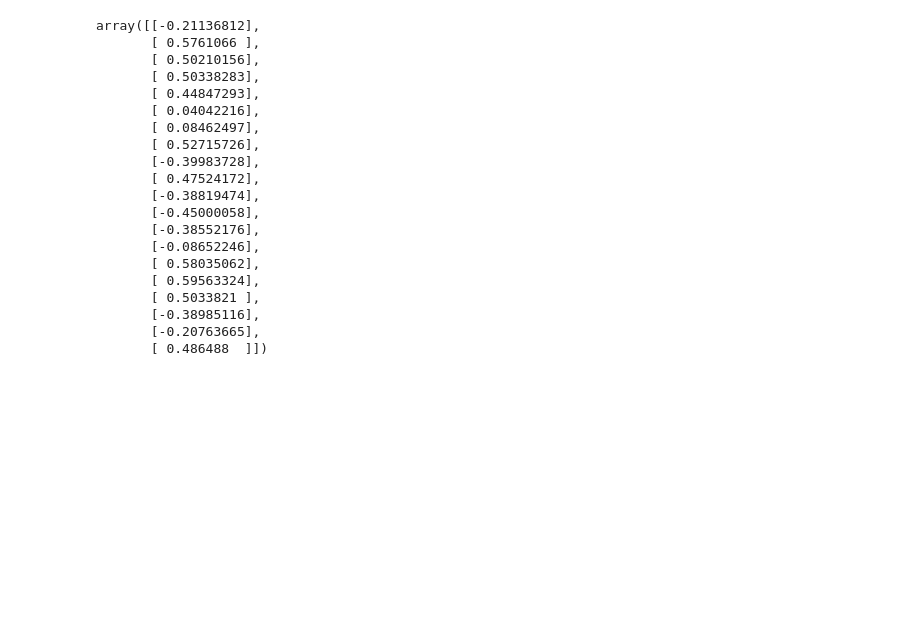
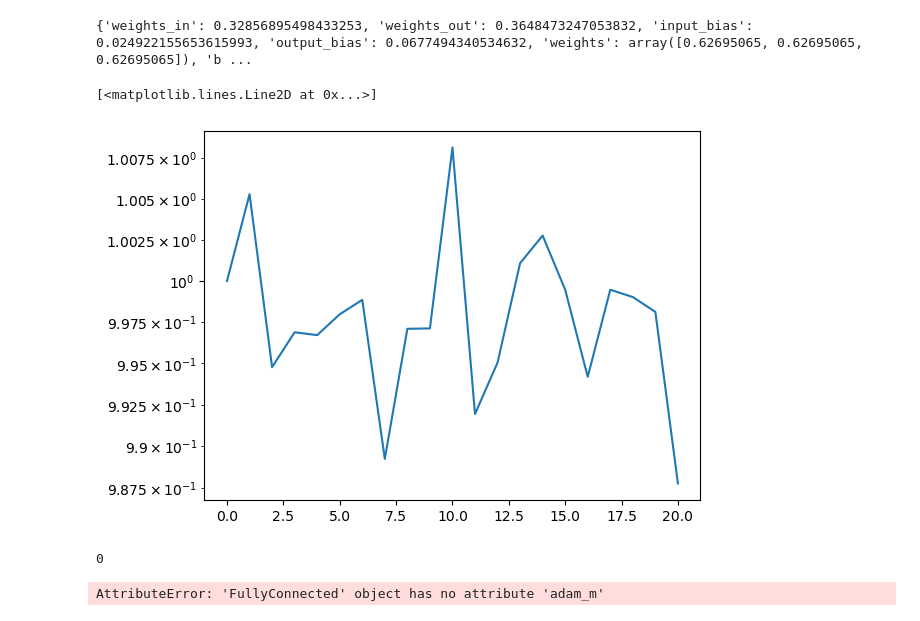
Before and after one commit to aaron23pueschel/PyML, a Jupyter notebook: run.ipynb, the cells around one changed output. Saved outputs shown, nothing was run; the diff lists cells and outputs as text; code cells hidden in the pictures; blank space fills up the shorter version.

```diff
--- a/run.ipynb
+++ b/run.ipynb
@@ -13,0 +15,9 @@ import pytorch_NN as PyNN
+# %%
+fashion_minst = pd.read_csv("fashion-mnist_test.csv").to_numpy()
+yactual_uncleaned = fashion_minst[:,0:1].flatten()
+xactual = fashion_minst[:,1:]/255
+yactual = np.zeros((10000,10))
+for i,y in enumerate(yactual_uncleaned):
+    yactual_temp = np.zeros(10)
+    yactual_temp[y] = 1
+    yactual[i] = yactual_temp
@@ -13,0 +36,9 @@ import pytorch_NN as PyNN
+# %%
+input_dim = 784
+output_dim = 10
+num_hidden_layers = 3
+nodes_per_layer = 500
+minibatch_sz = batch_size
+
+test = NN_.FullyConnected(input_dim,output_dim,nodes_per_layer,num_hidden_layers,minibatch_sz,activation_fcn="SiLU",optimizer="ADAM",classifier=True)
+#test = NN_.load_state("checkpoints/epoch130.pkl")
@@ -14,3 +85,16 @@ import pytorch_NN as PyNN
+# %%
+print(test.mean)
+plt.semilogy(test.mse_history/test.mse_history[0],"-")
+#NN_.save_state(test,"epoch"+str(100))
+# %% [output]
+{'weights_in': 0.32856895498433253, 'weights_out': 0.3648473247053832, 'input_bias': 0.024922155653615993, 'output_bias': 0.0677494340534632, 'weights': array([0.62695065, 0.62695065, 0.62695065]), 'b ...
+[<matplotlib.lines.Line2D at 0x...>]
+[figure, added]
+# %%
+np.linalg.norm(test.gradients["weights"])
+print(epoch)
+# %% [output]
+0
 # %%
 
 input_dim = 2
@@ -57,52 +141,32 @@ for epoch in range(0, num_epochs-1):
         ## Pytorch
 
         # Forward pass
-        output = model(batch_x)
+        #output = model(batch_x)
 
         # Compute the loss
-        criterion = nn.MSELoss()
-        loss = criterion(output, batch_y)
+        #criterion = nn.MSELoss()
+        #loss = criterion(output, batch_y)
 
         # Backward pass and optimization
-        optimizer.zero_grad()
-        loss.backward()
-        optimizer.step()
+        #optimizer.zero_grad()
+        #loss.backward()
+        #optimizer.step()
 
         # Get MSE
-        mse_list_.append(loss.item())
+        #mse_list_.append(loss.item())
 
         # My implementation
         y_pred = test.forward(batch_x.numpy())
+
         test.gradient(y_pred,batch_y.numpy(),batch_x.numpy())
-        test.updateWeights(lr=.001,alg="ADAM")
+        test.updateWeights(lr=.0005,alg="ADAM")
 
 
 
 
 
         MSE_history.append(np.mean((y_pred.flatten()-batch_y.numpy().flatten())**2))
+# %% [output]
+AttributeError: 'FullyConnected' object has no attribute 'adam_m'
-# %%
-test.parameters["input_bias"]
-# %% [output]
-array([[-0.21136812],
-       [ 0.5761066 ],
-       [ 0.50210156],
-       [ 0.50338283],
-       [ 0.44847293],
-       [ 0.04042216],
-       [ 0.08462497],
-       [ 0.52715726],
-       [-0.39983728],
-       [ 0.47524172],
-       [-0.38819474],
-       [-0.45000058],
-       [-0.38552176],
-       [-0.08652246],
-       [ 0.58035062],
-       [ 0.59563324],
-       [ 0.5033821 ],
-       [-0.38985116],
-       [-0.20763665],
-       [ 0.486488  ]])
 # %%
 plt.semilogy(MSE_history/MSE_history[0])
```
Also changed, not shown: parts of 6 cells of this notebook, 5 other files.
